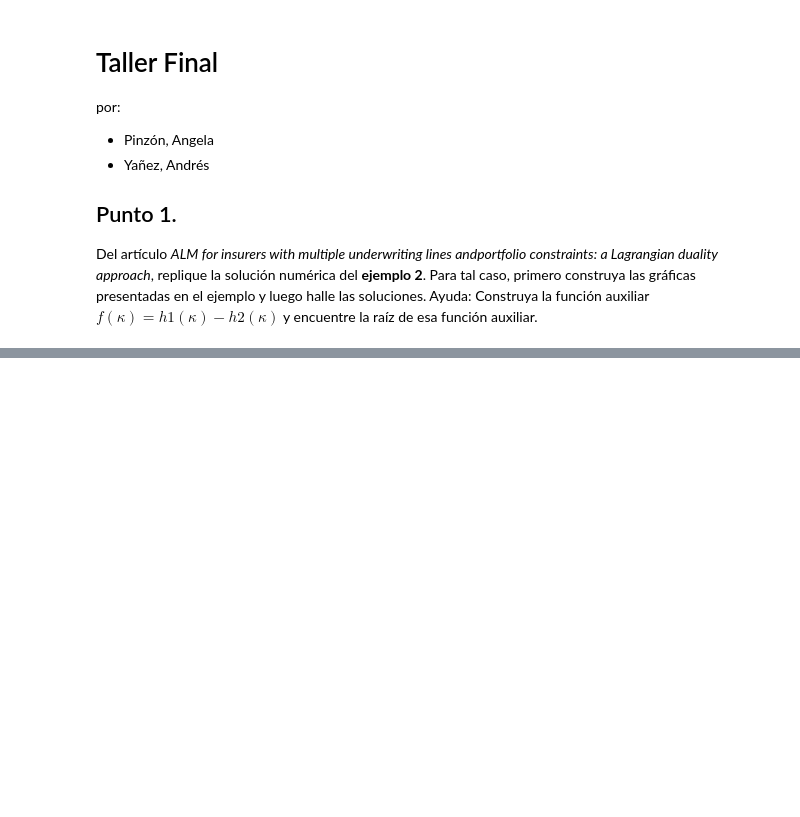
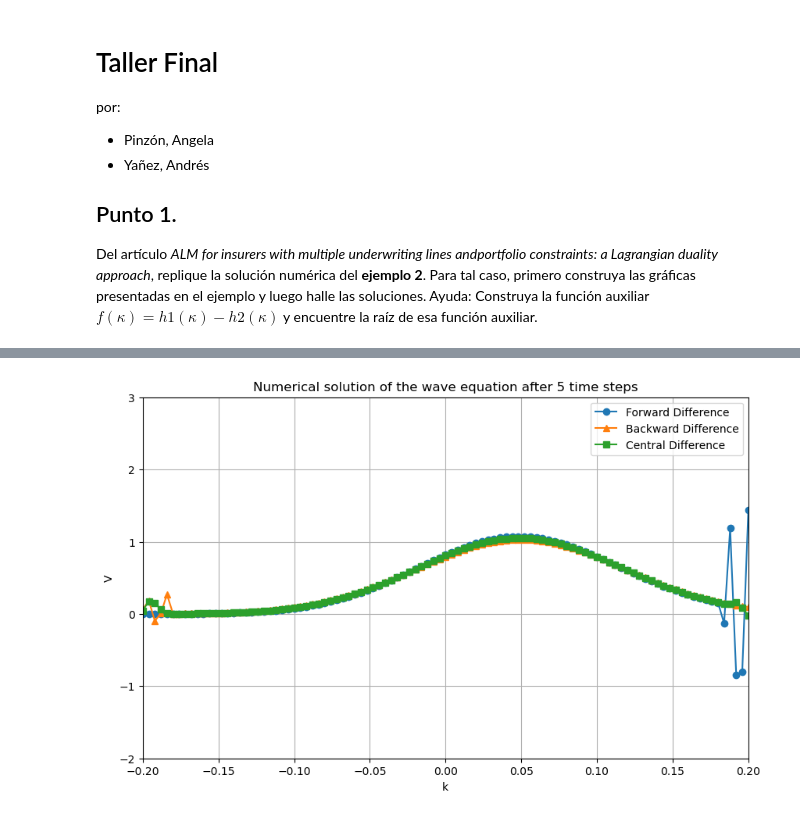
Before and after one commit to AngelaVPC/MetodosNumericos, a Jupyter notebook: Trabajo Final/TareaPinzónYañez.ipynb, the cells around one changed output, grey strips where cells are left out. Saved outputs shown, nothing was run; the diff lists cells and outputs as text; code cells hidden in the pictures; blank space fills up the shorter version.

```diff
--- a/Trabajo Final/TareaPinzónYañez.ipynb
+++ b/Trabajo Final/TareaPinzónYañez.ipynb
@@ -122,0 +391,54 @@ TypeError: Input z must be 2D, not 4D
+# %%
+# Parámetros
+a = 1.0
+L = 1.0
+Nx = 101
+T = 0.1
+dt = 0.01
+steps = 5
+
+k = np.linspace(-0.2, 0.2, Nx)
+dx = k[1] - k[0]
+
+# Condición inicial
+def initial_condition(k):
+    return np.exp(-100 * k**2)
+
+def forward_difference(V, dx):
+    return (np.roll(V, -1) - V) / dx
+
+def backward_difference(V, dx):
+    return (V - np.roll(V, 1)) / dx
+
+def central_difference(V, dx):
+    return (np.roll(V, -1) - np.roll(V, 1)) / (2 * dx)
+
+def solve_wave_equation(method, k, a, dx, dt, steps):
+    V = initial_condition(k)
+    for _ in range(steps):
+        if method == 'forward':
+            V = V - a * dt * forward_difference(V, dx)
+        elif method == 'backward':
+            V = V - a * dt * backward_difference(V, dx)
+        elif method == 'central':
+            V = V - a * dt * central_difference(V, dx)
+    return V
+
+V_forward = solve_wave_equation('forward', k, a, dx, dt, steps)
+V_backward = solve_wave_equation('backward', k, a, dx, dt, steps)
+V_central = solve_wave_equation('central', k, a, dx, dt, steps)
+
+plt.figure(figsize=(10, 6))
+plt.plot(k, V_forward, 'o-', label='Forward Difference')
+plt.plot(k, V_backward, '^-', label='Backward Difference')
+plt.plot(k, V_central, 's-', label='Central Difference')
+plt.xlabel('k')
+plt.ylabel('V')
+plt.title('Numerical solution of the wave equation after 5 time steps')
+plt.legend()
+plt.grid(True)
+plt.ylim([-2, 3])
+plt.xlim([-0.2, 0.2])
+plt.show()
+# %% [output]
+[figure, added]
```
Also changed, not shown: parts of 20 cells of this notebook.
